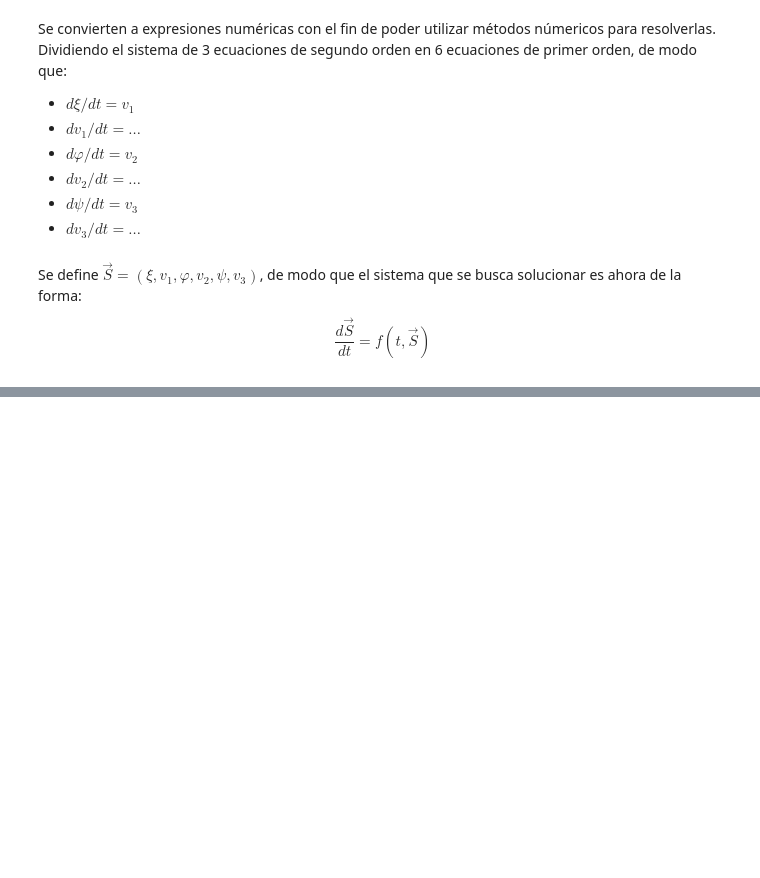
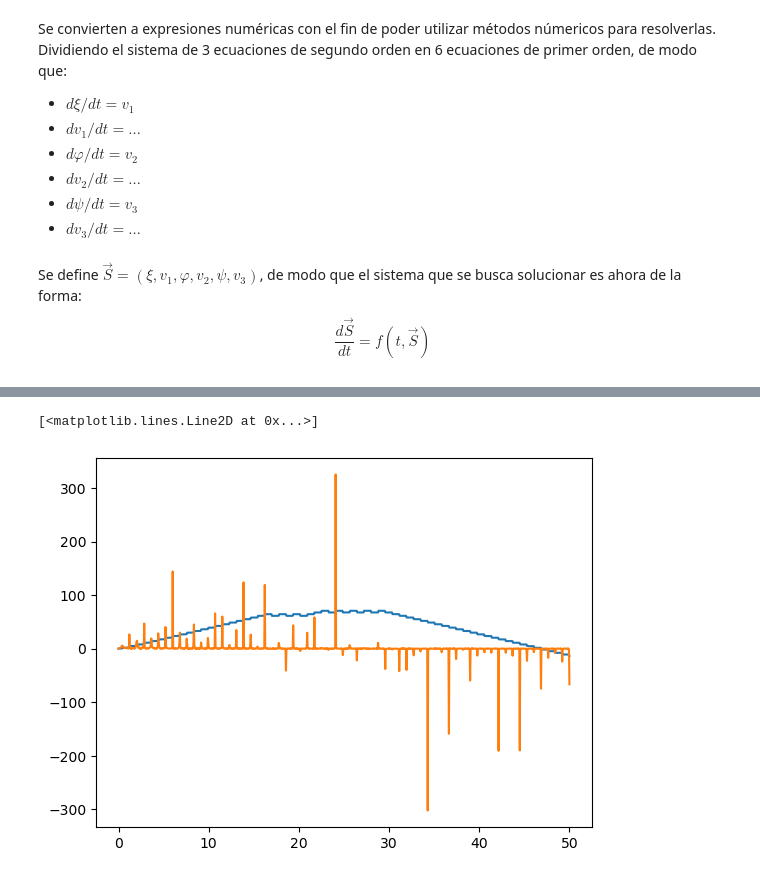
Before and after one commit to JFelipeSP/Proyecto-Herramientas, a Jupyter notebook: Proyecto.ipynb, the cells around one changed output, grey strips where cells are left out. Cells and saved outputs as stored; diff of their text form; code cells hidden in the pictures; blank space fills up the shorter version.

```diff
--- a/Proyecto.ipynb
+++ b/Proyecto.ipynb
@@ -176,0 +189,6 @@ plt.plot(ans.t, xi)
+# %%
+plt.plot(ans.t, phi)
+plt.plot(ans.t, phi_d)
+# %% [output]
+[<matplotlib.lines.Line2D at 0x...>]
+[figure, added]
```
Also changed, not shown: parts of 27 cells of this notebook.
